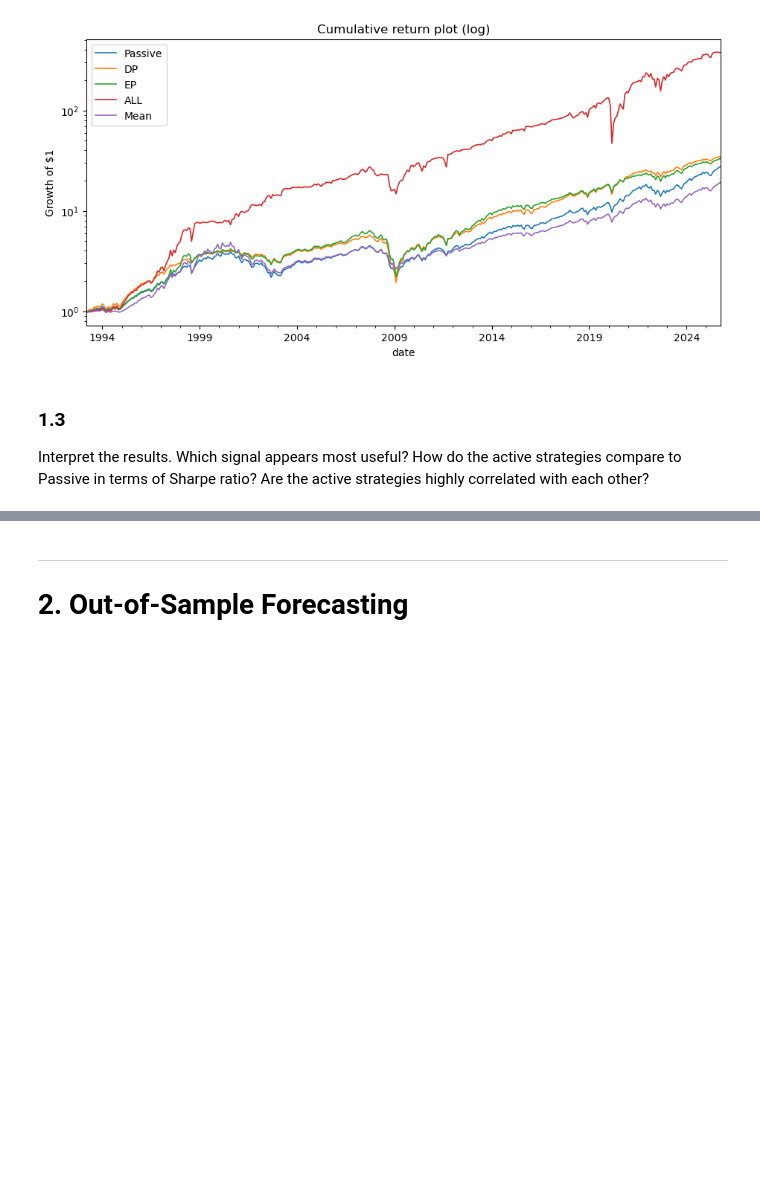
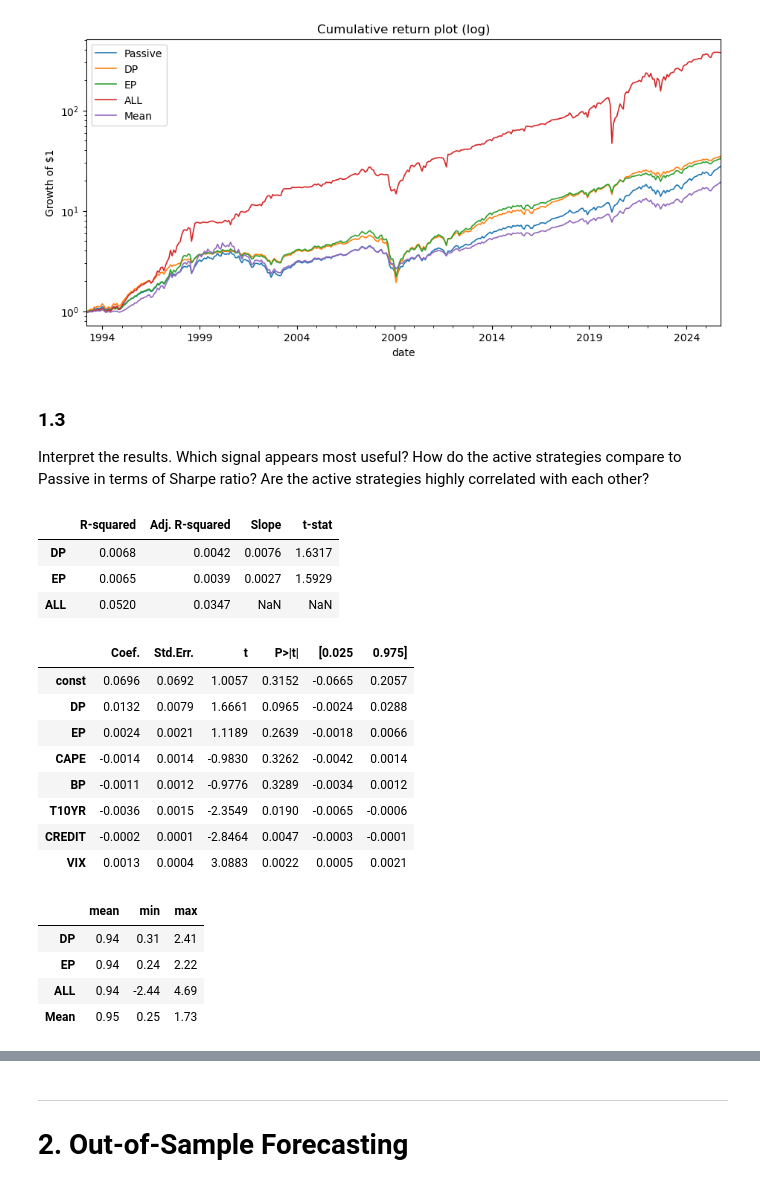
Before and after one commit to hannahkong1/portfolio_groupc, a Jupyter notebook: Forecasting_20SPY.ipynb, the cells around one changed output, grey strips where cells are left out. Cells and saved outputs as stored; diff of their text form; code cells hidden in the pictures; blank space fills up the shorter version.

```diff
--- a/Forecasting_20SPY.ipynb
+++ b/Forecasting_20SPY.ipynb
@@ -158,3 +158,35 @@ plt.show()
 ### 1.3
 
 Interpret the results. Which signal appears most useful? How do the active strategies compare to Passive in terms of Sharpe ratio? Are the active strategies highly correlated with each other?
+# %%
+reg_fit = pd.DataFrame({
+    m: {"R-squared": res.rsquared,
+        "Adj. R-squared": res.rsquared_adj,
+        "Slope": res.params.iloc[1] if m != "ALL" else np.nan,
+        "t-stat": res.tvalues.iloc[1] if m != "ALL" else np.nan}
+    for m, res in name.items()
+}).T
+display(reg_fit.round(4))
+
+display(name["ALL"].summary2().tables[1].round(4))
+
+display(weights.describe().T[["mean", "min", "max"]].round(2))
+# %% [output]
+|  | R-squared | Adj. R-squared | Slope | t-stat |
+| DP | 0.0068 | 0.0042 | 0.0076 | 1.6317 |
+| EP | 0.0065 | 0.0039 | 0.0027 | 1.5929 |
+| ALL | 0.0520 | 0.0347 | NaN | NaN |
+|  | Coef. | Std.Err. | t | P>|t| | [0.025 | 0.975] |
+| const | 0.0696 | 0.0692 | 1.0057 | 0.3152 | -0.0665 | 0.2057 |
+| DP | 0.0132 | 0.0079 | 1.6661 | 0.0965 | -0.0024 | 0.0288 |
+| EP | 0.0024 | 0.0021 | 1.1189 | 0.2639 | -0.0018 | 0.0066 |
+| CAPE | -0.0014 | 0.0014 | -0.9830 | 0.3262 | -0.0042 | 0.0014 |
+| BP | -0.0011 | 0.0012 | -0.9776 | 0.3289 | -0.0034 | 0.0012 |
+| T10YR | -0.0036 | 0.0015 | -2.3549 | 0.0190 | -0.0065 | -0.0006 |
+| CREDIT | -0.0002 | 0.0001 | -2.8464 | 0.0047 | -0.0003 | -0.0001 |
+| VIX | 0.0013 | 0.0004 | 3.0883 | 0.0022 | 0.0005 | 0.0021 |
+|  | mean | min | max |
+| DP | 0.94 | 0.31 | 2.41 |
+| EP | 0.94 | 0.24 | 2.22 |
+| ALL | 0.94 | -2.44 | 4.69 |
+| Mean | 0.95 | 0.25 | 1.73 |
```
Also changed, not shown: parts of 1 cell of this notebook.
